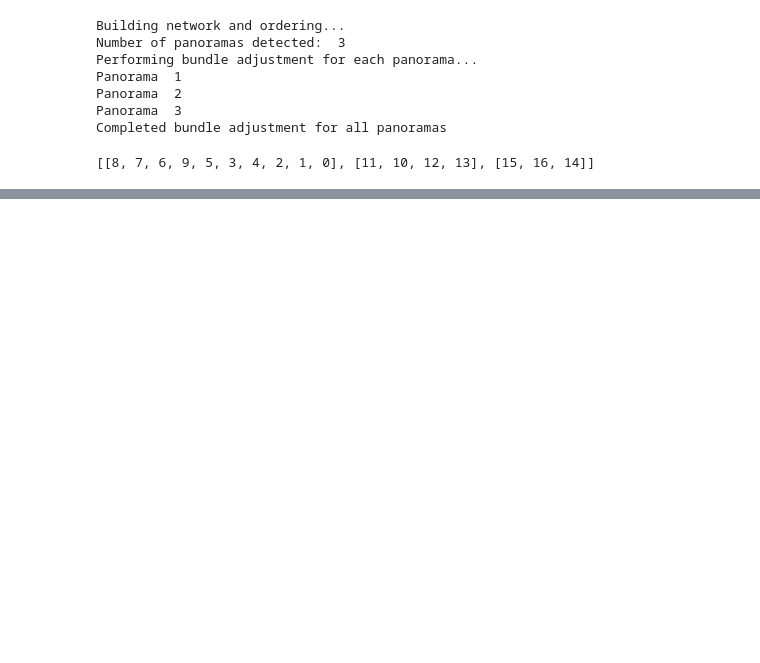
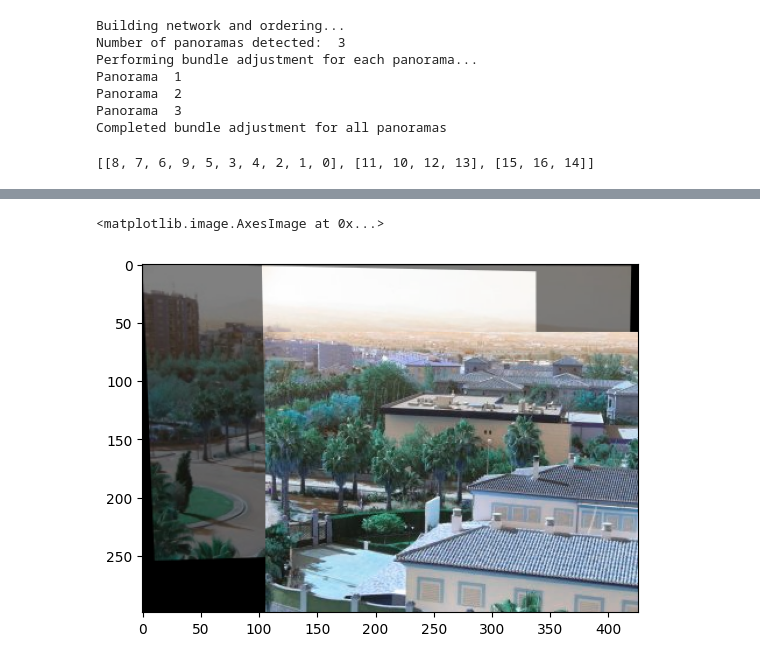
Before and after one commit to gautamxyz/Automatic-Panoramic-Image-Stitching-using-Invariant-Features, a Jupyter notebook: main.ipynb, the cells around one changed output, grey strips where cells are left out. Drawn from its saved outputs; the diff is of its cells as text; code cells hidden in the pictures; blank space fills up the shorter version.

```diff
--- a/main.ipynb
+++ b/main.ipynb
@@ -249,0 +389,33 @@ Stitching successful
+# %%
+def stitch_images2(image1,image2,image3,H12, H23):
+
+    offsetx = image2.shape[1] + image3.shape[1]
+    offsety = image2.shape[0] + image3.shape[0]
+
+    width = 2*(offsetx) + image1.shape[1]
+    height = 2*(offsety) + image1.shape[0]
+
+    # offset Homography by width and height of first image
+    offset_matrix = np.eye(3)
+    offset_matrix[0][2] = offsetx
+    offset_matrix[1][2] = offsety
+    H_new12 = offset_matrix @ H12
+    H_new23 = offset_matrix @ H23
+    result1 = cv.warpPerspective(image2, H_new12, (width, height))
+    result2 = cv.warpPerspective(image3, H_new23, (width, height))
+    result1[offsety:offsety+image1.shape[0], offsetx:offsetx+image1.shape[1]] = image1
+    result2[offsety:offsety+image1.shape[0], offsetx:offsetx+image1.shape[1]] = image1
+    result = cv.addWeighted(result1,0.5,result2,0.5,0)
+    return trim(result)
+# %%
+i1 = img_list[8]
+i2 = img_list[7]
+i3 = img_list[5]
+H12 = BA.bundleHomo[0][0]
+H23 = BA.bundleHomo[0][1]
+s = stitch_images2(i1,i2,i3,H12,H23)
+
+plt.imshow(s)
+# %% [output]
+<matplotlib.image.AxesImage at 0x...>
+[figure, added]
```
Also changed, not shown: parts of 12 cells of this notebook, 1 other file.
